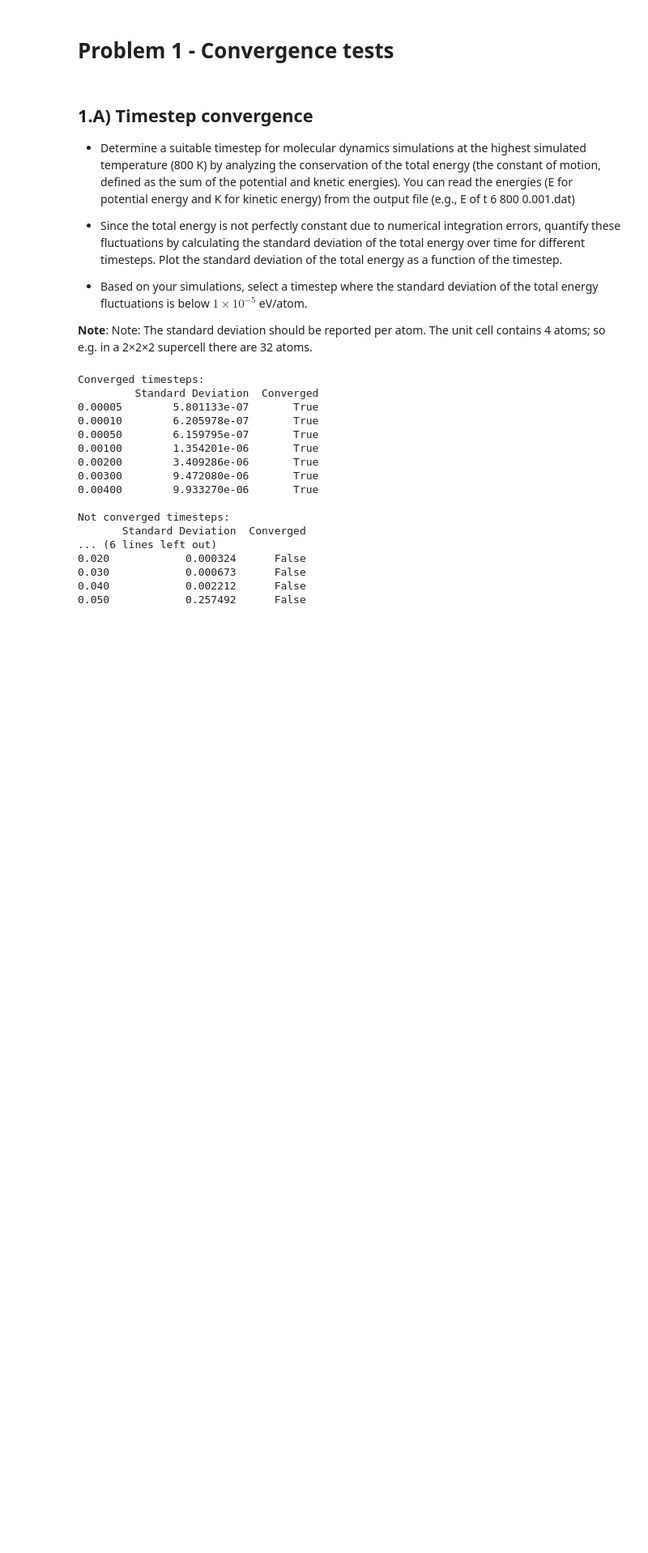
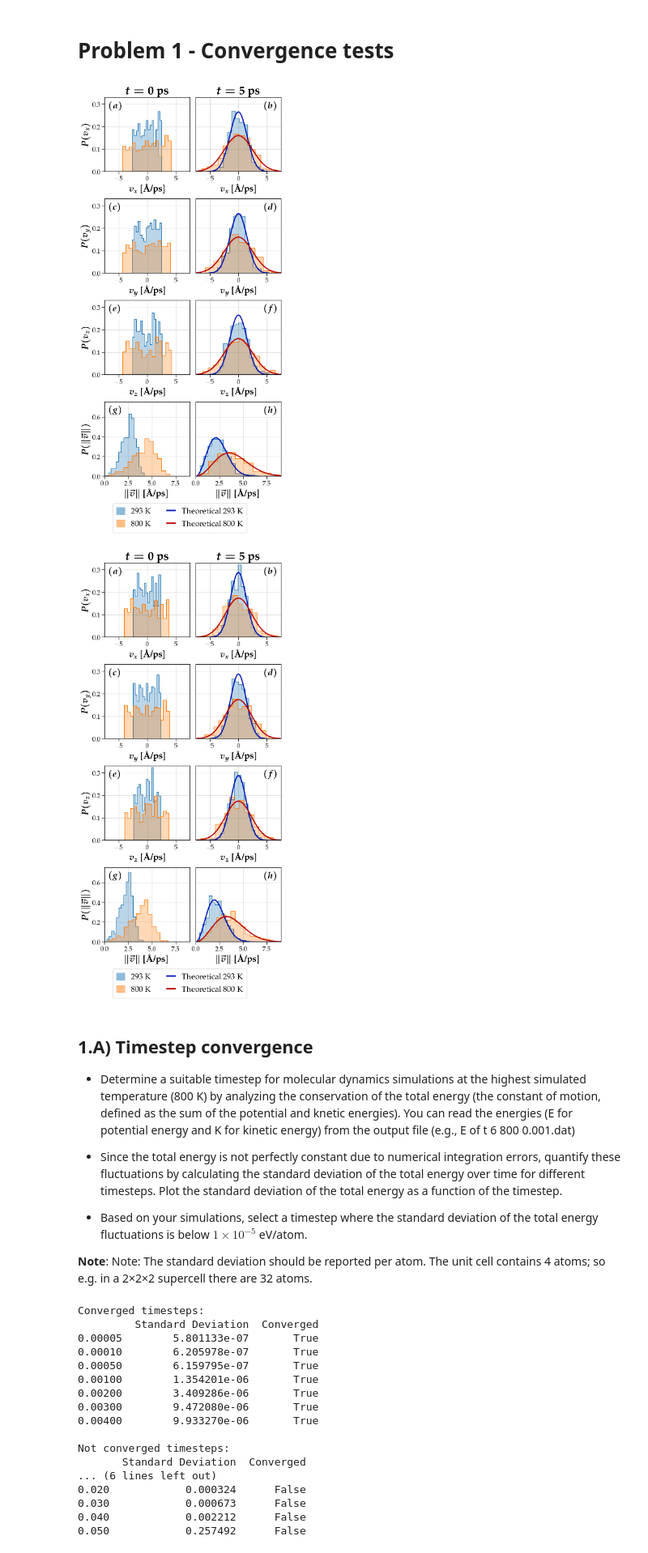
Before and after one commit to sylvainshan/MSE-468-Atomisitc-and-Quantum-Simulations-of-Materials, a Jupyter notebook: lab4/Analysis.ipynb, the cells around one changed output. Shown at 81% size. Saved outputs shown, nothing was run; the diff lists cells and outputs as text; code cells hidden in the pictures; blank space fills up the shorter version.

```diff
--- a/lab4/Analysis.ipynb
+++ b/lab4/Analysis.ipynb
@@ -11,5 +103,19 @@ set_latex_fonts()
 # %% [markdown]
 # Problem 1 - Convergence tests
+# %%
+# Equilibration of velocity distributions
+
+T = [293, 800]
+init_filenames = [f"P1\check_convergence\initial_velocities_6_{t}_0.002.dump" for t in T]
+equil_filenames = [f"P1\check_convergence\equilibrated_velocities_6_{t}_0.002.dump" for t in T]
+df_init = {t: load_velocity_distributions(filename) for t, filename in zip(T, init_filenames)}
+df_equil = {t: load_velocity_distributions(filename) for t, filename in zip(T, equil_filenames)}
+
+plot_velocity_distributions(df_init, df_equil, T, species='Silver')
+plot_velocity_distributions(df_init, df_equil, T, species='Iodine')
+# %% [output]
+[figure, added]
+[figure, added]
 # %% [markdown]
 ## 1.A) Timestep convergence
 
```
Also changed, not shown: parts of 10 cells of this notebook, 32 other files.
